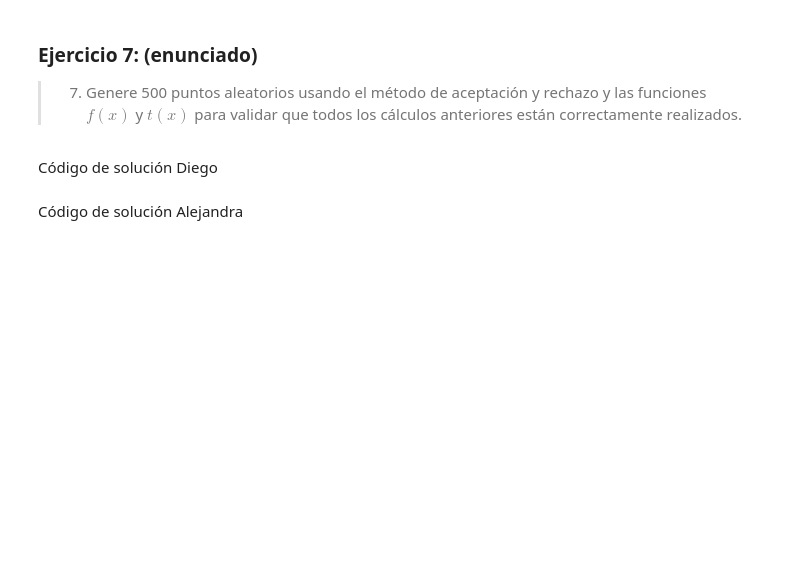
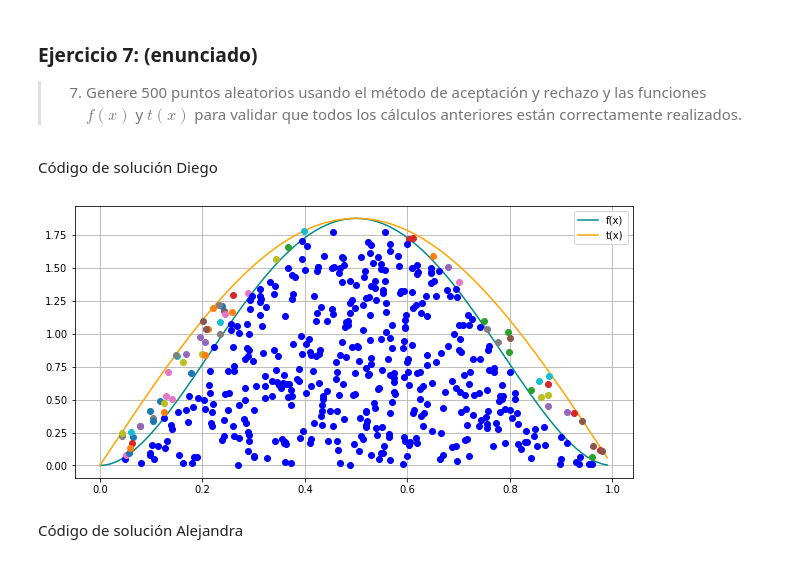
Before and after one commit to diegolazareno/Tarea6_DALopez_ARico, a Jupyter notebook: Tarea6_DALopez_ARico.ipynb, the cells around one changed output. Drawn from its saved outputs; the diff is of its cells as text; code cells hidden in the pictures; blank space fills up the shorter version.

```diff
--- a/Tarea6_DALopez_ARico.ipynb
+++ b/Tarea6_DALopez_ARico.ipynb
@@ -354,3 +408,35 @@ Código de solución Diego
+# %%
+# Código de solución estudiante 1
+def method_acceptance_rejection(R1, R2, f, t, plot = True):
+    # f(x)
+    f_x = f(R1)
+    # t(x)
+    t_x = t(R1)
+    # Condición
+    condition = f_x >= R2 * t_x
+
+    if plot:
+        [plt.plot(R1[i], R2[i]*t_x[i], "ob") if condition[i] else plt.plot(R1[i], R2[i]*t_x[i], "o")
+         for i in range(len(condition))]
+
+    # Muestras aceptadas
+    x_accepted = [R1[i] for i in range(len(condition)) if condition[i]]
+
+    return x_accepted
+
+N = 500
+R1 = distribution_gx(N, plot = False)
+R2 = np.random.uniform(size = N)
+
+# Visualización
+plt.figure(figsize = (10, 5))
+plt.plot(x, f(x), color = "darkcyan", label = "f(x)")
+plt.plot(x, t(x), color = "orange", label = "t(x)")
+plt.legend(loc = "best")
+plt.grid();
+x_accepted1 = method_acceptance_rejection(R1, R2, f, t, plot = True)
+# %% [output]
+[figure, added]
 # %% [markdown]
 Código de solución Alejandra
 # %%
```
Also changed, not shown: parts of 20 cells of this notebook.
